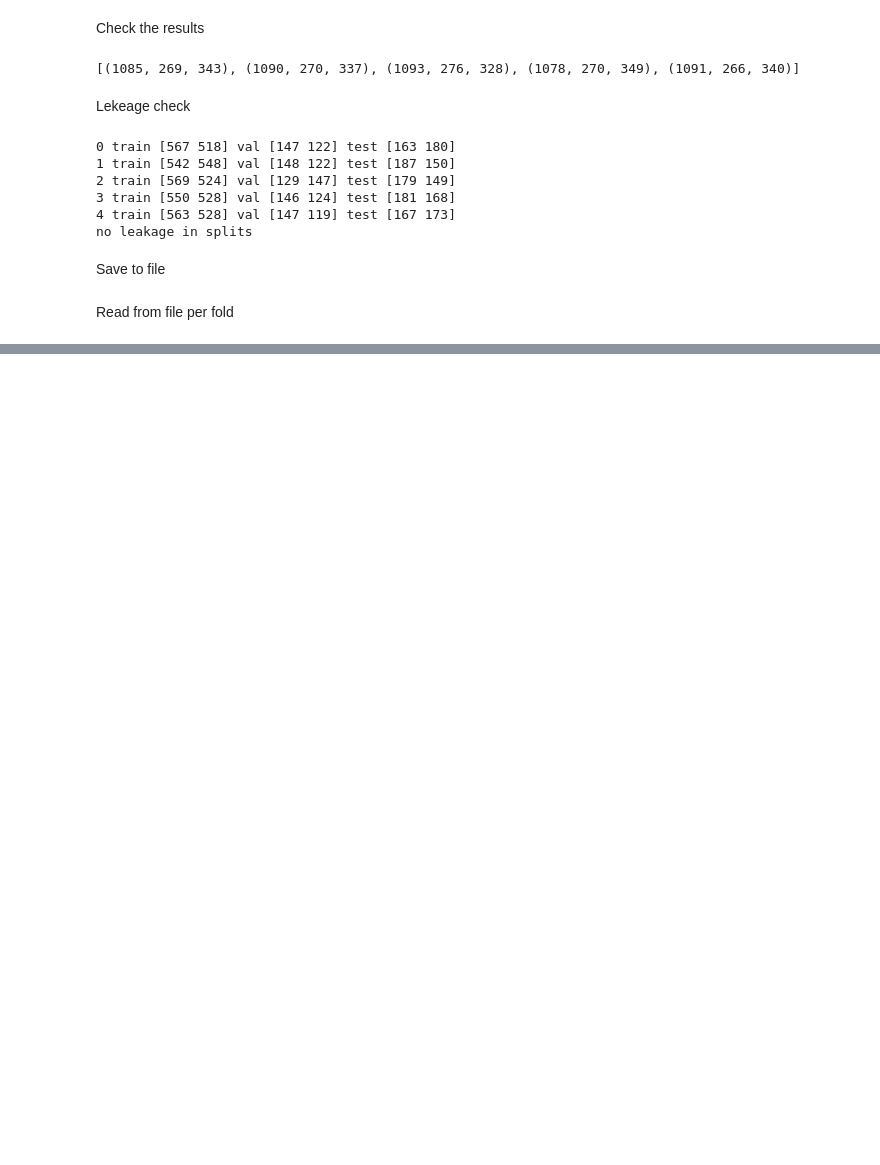
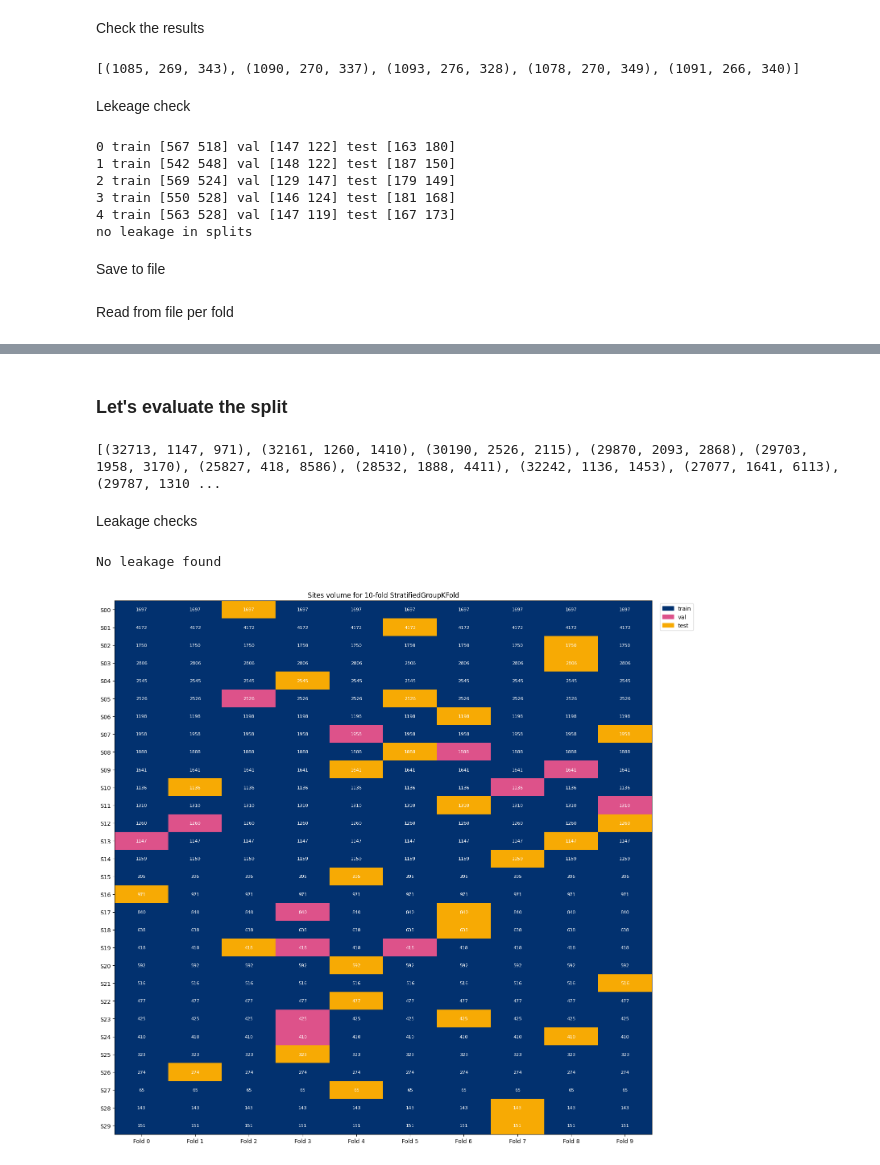
Before and after one commit to majamarzec/Decoding-Neural-Connectivity-Patterns, a Jupyter notebook: load_eeg_data/prepare_folds.ipynb, the cells around one changed output, grey strips where cells are left out. Cells and saved outputs as stored; diff of their text form; code cells hidden in the pictures; blank space fills up the shorter version.

Commit message:
all sites, cv, folds update

```diff
--- a/load_eeg_data/prepare_folds.ipynb
+++ b/load_eeg_data/prepare_folds.ipynb
@@ -82,0 +104,3 @@ array([   1,    3,    4, ..., 1692, 1694, 1695], shape=(1090,))
+# %%
+sgkf = StratifiedGroupKFold(n_splits=10, shuffle=True, random_state=42)
+folds_train_indieces, folds_val_indieces, folds_test_indieces = [], [], []
@@ -82,0 +115,54 @@ array([   1,    3,    4, ..., 1692, 1694, 1695], shape=(1090,))
+# %% [markdown]
+### Let's evaluate the split
+# %%
+print([(len(a), len(b), len(c)) for a, b, c in zip(folds_train_indieces, folds_val_indieces, folds_test_indieces)])
+# %% [output]
+[(32713, 1147, 971), (32161, 1260, 1410), (30190, 2526, 2115), (29870, 2093, 2868), (29703, 1958, 3170), (25827, 418, 8586), (28532, 1888, 4411), (32242, 1136, 1453), (27077, 1641, 6113), (29787, 1310 ...
+# %%
+splits = list(zip(folds_train_indieces, folds_val_indieces, folds_test_indieces))
+names = ["train", "val", "test"]
+site_ids = np.unique(sites)
+# %% [markdown]
+Leakage checks
+# %%
+for i, parts in enumerate(splits):
+    for a in range(3):
+        for b in range(a + 1, 3):
+            for level, arr in [("exam", np.arange(len(sites))), ("patient", patients), ("site", sites)]:
+                shared = set(arr[parts[a]]) & set(arr[parts[b]])
+                assert not shared, f"fold {i}: {level} leak {names[a]}/{names[b]}: {sorted(shared)[:5]}"
+    assert len(set().union(*map(set, parts))) == sum(map(len, parts)), f"fold {i}: duplicates"
+
+all_test = np.concatenate([p[2] for p in splits])
+assert len(all_test) == len(set(all_test)), "exam appears in test of multiple folds"
+print("No leakage found")
+# %% [output]
+No leakage found
+# %%
+role = np.full((len(site_ids), len(splits)), -1)
+count = np.zeros_like(role)
+for f, parts in enumerate(splits):
+    for r, idx in enumerate(parts):
+        for s, n in zip(*np.unique(sites[idx], return_counts=True)):
+            role[np.where(site_ids == s)[0][0], f] = r
+            count[np.where(site_ids == s)[0][0], f] = n
+
+colors = ["#dddddd", "#02316F", "#DD528A", "#F7AA04"]
+fig, ax = plt.subplots(figsize=(1.2 * len(splits) + 3, 0.4 * len(site_ids) + 2))
+ax.imshow(role + 1, cmap=ListedColormap(colors), vmin=0, vmax=3, aspect="auto")
+
+for r in range(role.shape[0]):
+    for f in range(role.shape[1]):
+        if count[r, f]:
+            ax.text(f, r, count[r, f], ha="center", va="center", color="white", fontsize=8)
+
+ax.set_xticks(range(len(splits)), [f"Fold {i}" for i in range(len(splits))])
+ax.set_yticks(range(len(site_ids)), site_ids)
+ax.legend(handles=[Patch(color=c, label=l) for c, l in zip(colors[1:], names)],
+          loc="upper left", bbox_to_anchor=(1.01, 1))
+ax.set_title("Sites volume for 10-fold StratifiedGroupKFold")
+plt.tight_layout()
+plt.savefig("plots/fold_site_map.png", dpi=150)
+plt.show()
+# %% [output]
+[figure, added]
```
Also changed, not shown: parts of 13 cells of this notebook, 11 other files.
